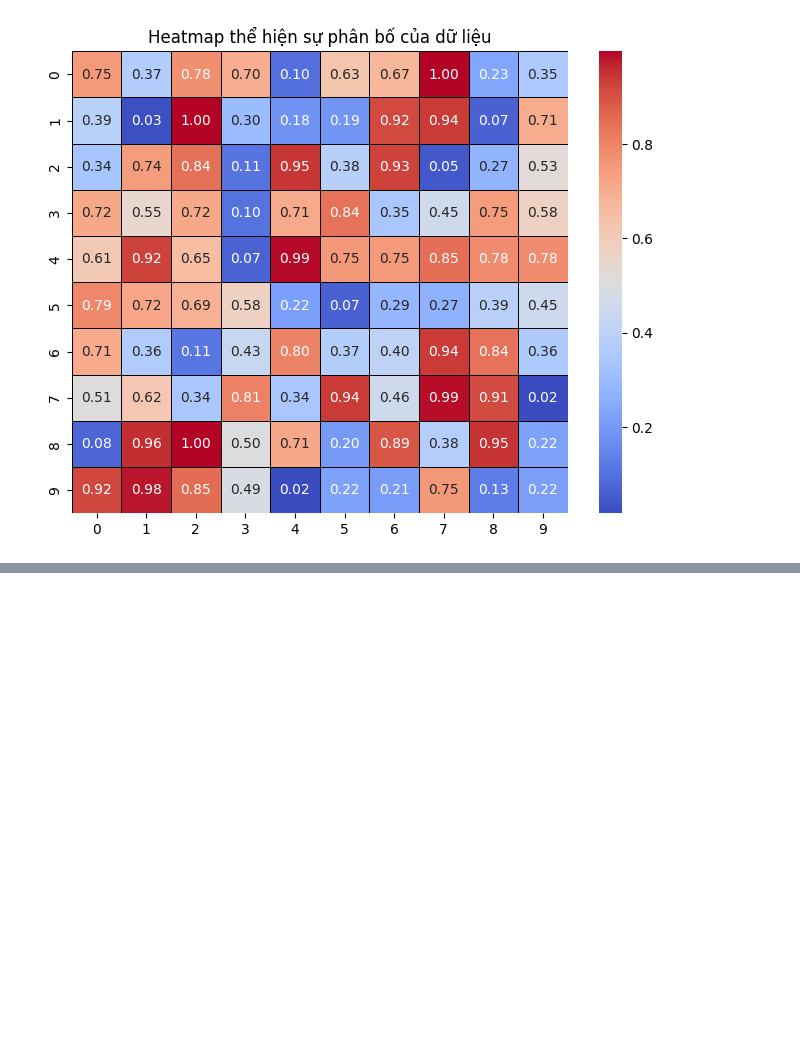
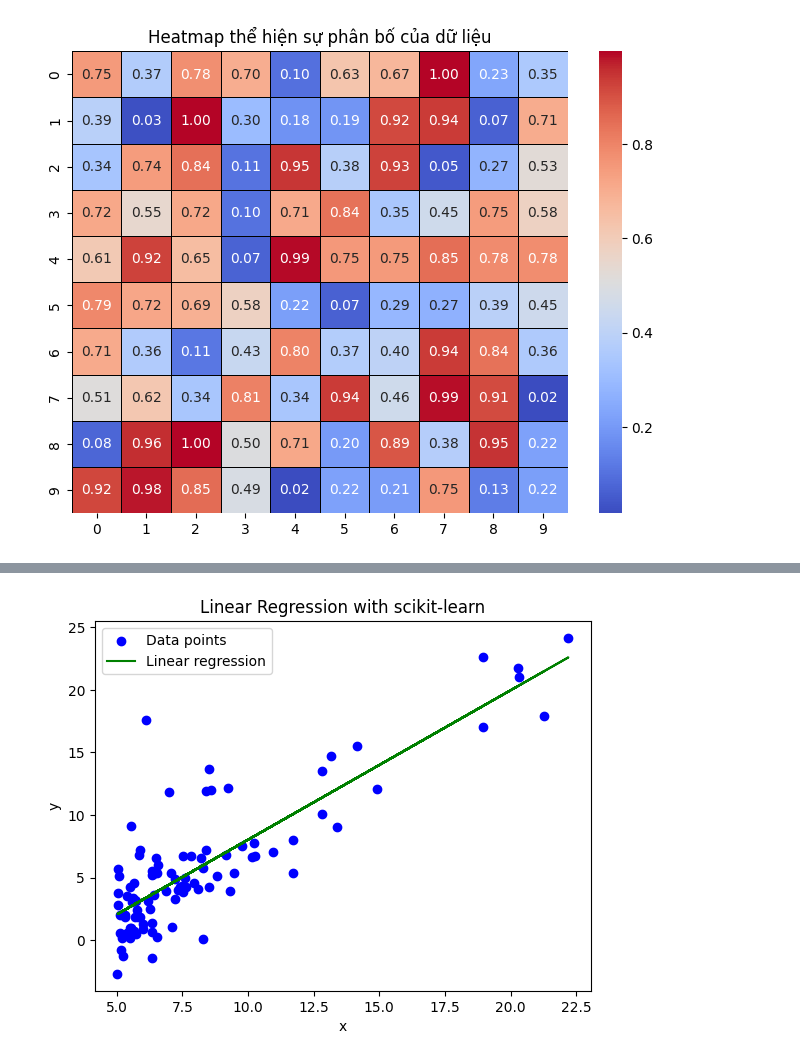
Before and after one commit to LDKhang35/NUMPY-PANDAS-MATPLOTLIB, a Jupyter notebook: numpy_pandas_matplotlib.ipynb, the cells around one changed output, grey strips where cells are left out. Saved outputs shown, nothing was run; the diff lists cells and outputs as text; code cells hidden in the pictures; blank space fills up the shorter version.

```diff
--- a/numpy_pandas_matplotlib.ipynb
+++ b/numpy_pandas_matplotlib.ipynb
@@ -661,0 +710,5 @@ plt.show()
+# %%
+# Bai tap ung dung
+data = np.loadtxt("lab1data1.txt", delimiter=",")
+x = data[:,0].reshape(-1,1)
+y = data[:,1]
@@ -661,0 +720,12 @@ plt.show()
+# %%
+y_pred = model.predict(x)
+# %%
+plt.scatter(x, y, color='blue', label='Data points')
+plt.plot(x, y_pred, color='green', label='Linear regression')
+plt.xlabel('x')
+plt.ylabel('y')
+plt.title('Linear Regression with scikit-learn')
+plt.legend()
+plt.show()
+# %% [output]
+[figure, added]
```
Also changed, not shown: parts of 27 cells of this notebook, 2 other files.
